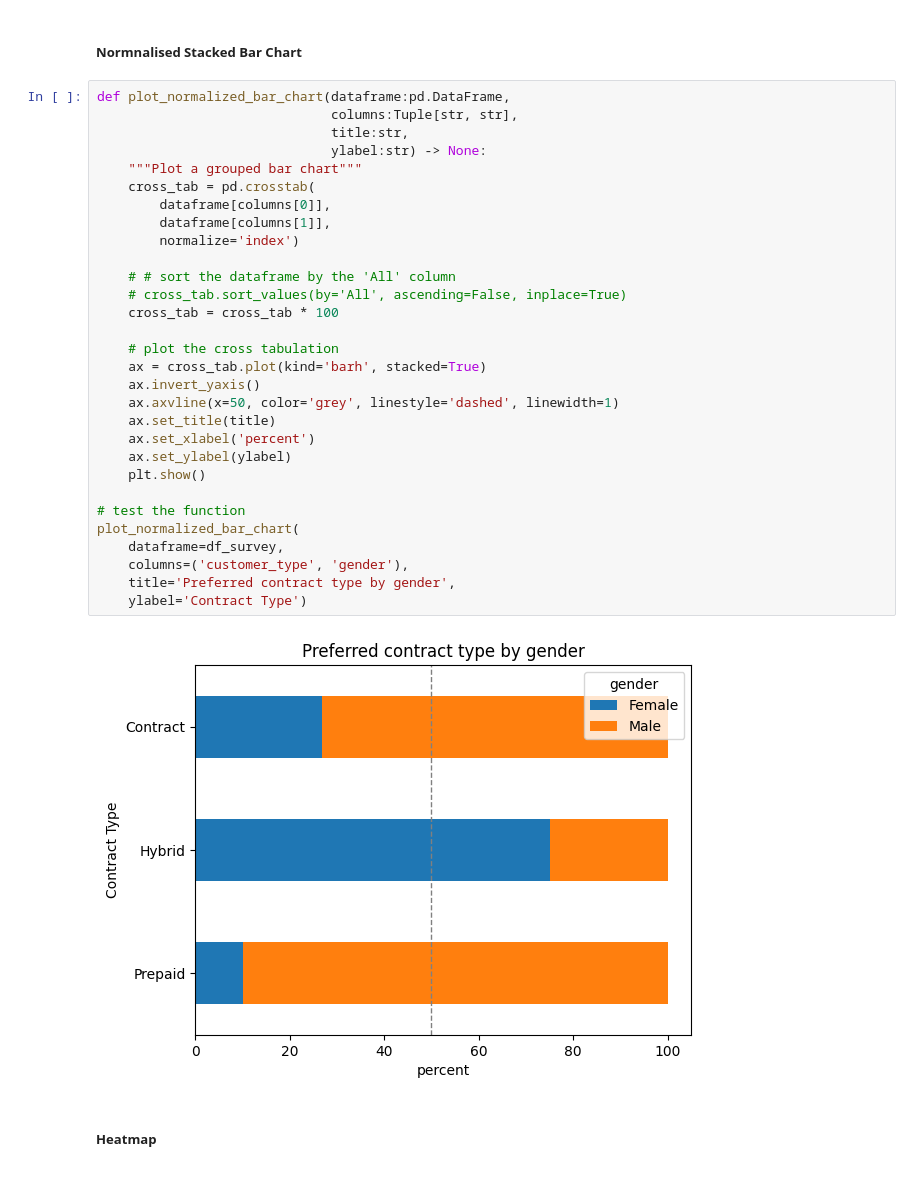
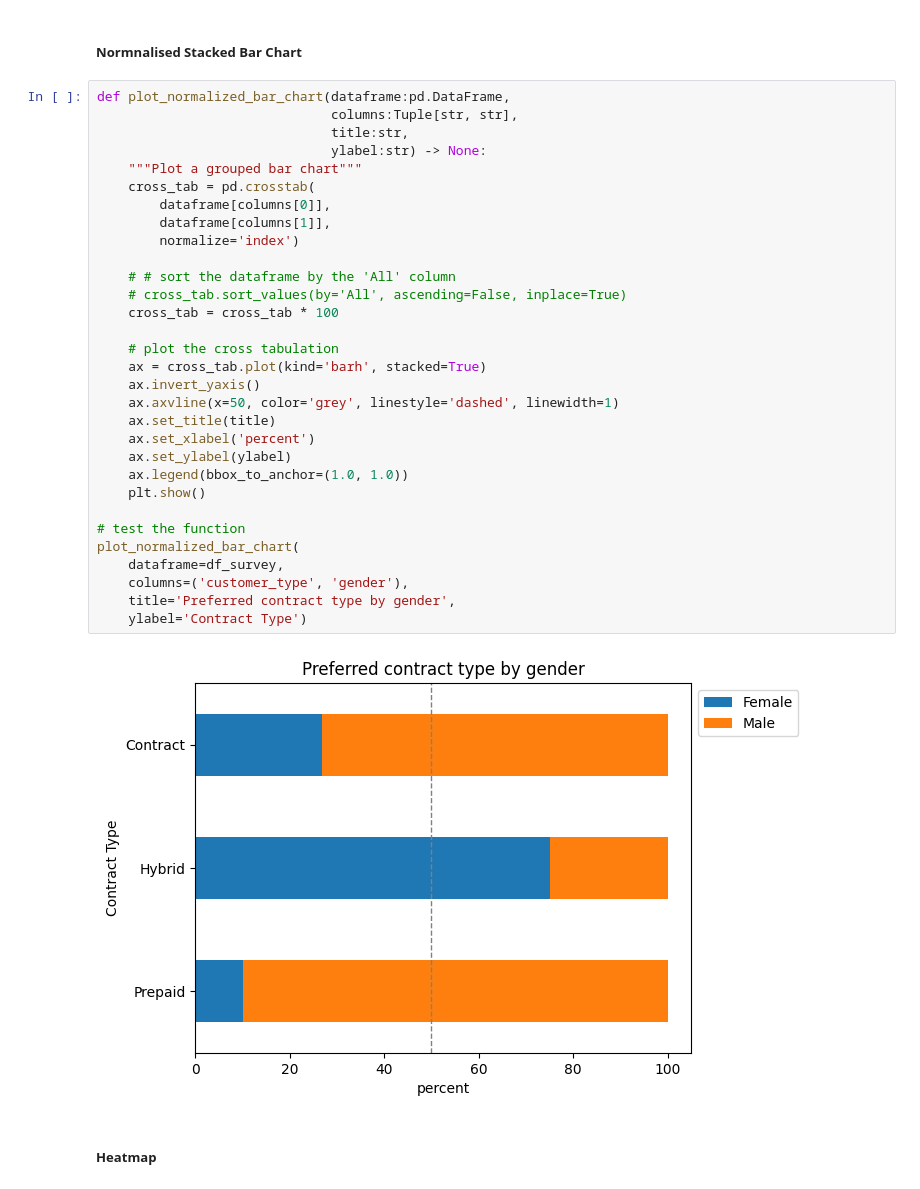
Before and after one commit to JohnnyFoulds/dsm050-2023-apr, a Jupyter notebook: notebooks/03_coursework/03-03_multivariate_analysis.ipynb, the cells around one changed output. Saved outputs shown, nothing was run; the diff lists cells and outputs as text.

```diff
--- a/notebooks/03_coursework/03-03_multivariate_analysis.ipynb
+++ b/notebooks/03_coursework/03-03_multivariate_analysis.ipynb
@@ -324,34 +324,35 @@ plot_grouped_bar_chart(
 def plot_normalized_bar_chart(dataframe:pd.DataFrame,
                               columns:Tuple[str, str],
                               title:str,
                               ylabel:str) -> None:
     """Plot a grouped bar chart"""
     cross_tab = pd.crosstab(
         dataframe[columns[0]],
         dataframe[columns[1]],
         normalize='index')
 
     # # sort the dataframe by the 'All' column
     # cross_tab.sort_values(by='All', ascending=False, inplace=True)
     cross_tab = cross_tab * 100
 
     # plot the cross tabulation
     ax = cross_tab.plot(kind='barh', stacked=True)
     ax.invert_yaxis()
     ax.axvline(x=50, color='grey', linestyle='dashed', linewidth=1)
     ax.set_title(title)
     ax.set_xlabel('percent')
     ax.set_ylabel(ylabel)
+    ax.legend(bbox_to_anchor=(1.0, 1.0))
     plt.show()
 
 # test the function
 plot_normalized_bar_chart(
     dataframe=df_survey,
     columns=('customer_type', 'gender'),
     title='Preferred contract type by gender',
     ylabel='Contract Type')
 # %% [output]
-[figure, old version]
+[figure, new version]
 # %% [markdown]
 ##### Heatmap
 # %%
```
Also changed, not shown: parts of 1 cell of this notebook.
